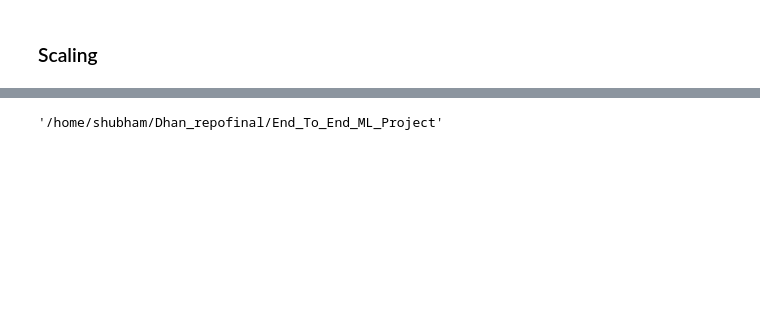
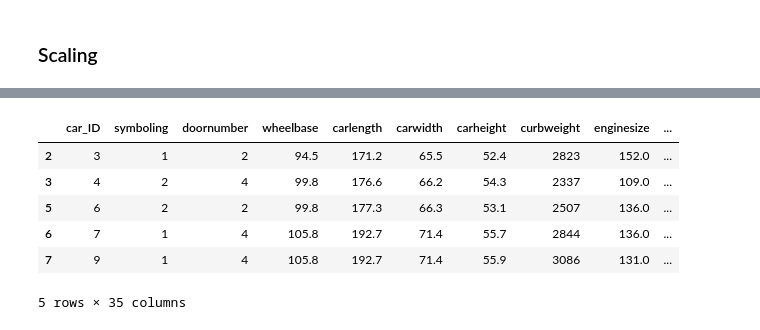
Before and after one commit to ShubhPatil95/test-delete-itlater, a Jupyter notebook: 03-Feature Engineering.ipynb, the cells around one changed output, grey strips where cells are left out. Drawn from its saved outputs; the diff is of its cells as text; code cells hidden in the pictures; blank space fills up the shorter version.

```diff
--- a/03-Feature Engineering.ipynb
+++ b/03-Feature Engineering.ipynb
@@ -68,7 +68,7 @@ df['Avg_price_categorical'] = np.select(conditions, choices)
 # %%
 df.drop(['CarName'], axis=1,inplace=True)
 df.drop(['Avg_price'], axis=1,inplace=True)
-df.drop(['price'], axis=1,inplace=True)
+#df.drop(['price'], axis=1,inplace=True)
 # %%
 df.head()
 # %% [output]
@@ -99,7 +99,7 @@ df = df[df["fuelsystem"].str.contains("mfi|spfi")  == False]
 
 on features aspiration, doornumber, carbody,cylindernumber and drivewheel
 # %%
-dummies = pd.get_dummies(df[['fueltype', 'aspiration','carbody','cylindernumber','drivewheel','enginetype','fuelsystem']], drop_first=True)
+dummies = pd.get_dummies(df[['fueltype', 'aspiration','carbody','cylindernumber','drivewheel','enginetype','fuelsystem','Avg_price_categorical']], drop_first=True)
 dummies.head()
 # %% [output]
 |  | fueltype_gas | aspiration_turbo | carbody_sedan | carbody_wagon | cylindernumber_five | ... |
@@ -109,7 +109,7 @@ dummies.head()
 | 6 | 1 | 0 | 1 | 0 | 1 | ... |
 | 7 | 1 | 1 | 1 | 0 | 1 | ... |
 # %%
-df= pd.concat([df.drop(['fueltype', 'aspiration','carbody','cylindernumber','drivewheel','enginetype','fuelsystem'],axis=1), dummies],axis=1)
+df= pd.concat([df.drop(['fueltype', 'aspiration','carbody','cylindernumber','drivewheel','enginetype','fuelsystem','Avg_price_categorical'],axis=1), dummies],axis=1)
 df.head()
 # %% [output]
 |  | car_ID | symboling | doornumber | enginelocation | wheelbase | carlength | carwidth | carheight | curbweight | ... |
@@ -157,4 +159,10 @@ memory usage: 28.6+ KB
-# %%
-pwd
-# %% [output]
-'/home/shubham/Dhan_repofinal/End_To_End_ML_Project'
+# %%
+df.head()
+# %% [output]
+|  | car_ID | symboling | doornumber | wheelbase | carlength | carwidth | carheight | curbweight | enginesize | ... |
+| 2 | 3 | 1 | 2 | 94.5 | 171.2 | 65.5 | 52.4 | 2823 | 152.0 | ... |
+| 3 | 4 | 2 | 4 | 99.8 | 176.6 | 66.2 | 54.3 | 2337 | 109.0 | ... |
+| 5 | 6 | 2 | 2 | 99.8 | 177.3 | 66.3 | 53.1 | 2507 | 136.0 | ... |
+| 6 | 7 | 1 | 4 | 105.8 | 192.7 | 71.4 | 55.7 | 2844 | 136.0 | ... |
+| 7 | 9 | 1 | 4 | 105.8 | 192.7 | 71.4 | 55.9 | 3086 | 131.0 | ... |
+5 rows × 35 columns
```
Also changed, not shown: parts of 4 cells of this notebook.
